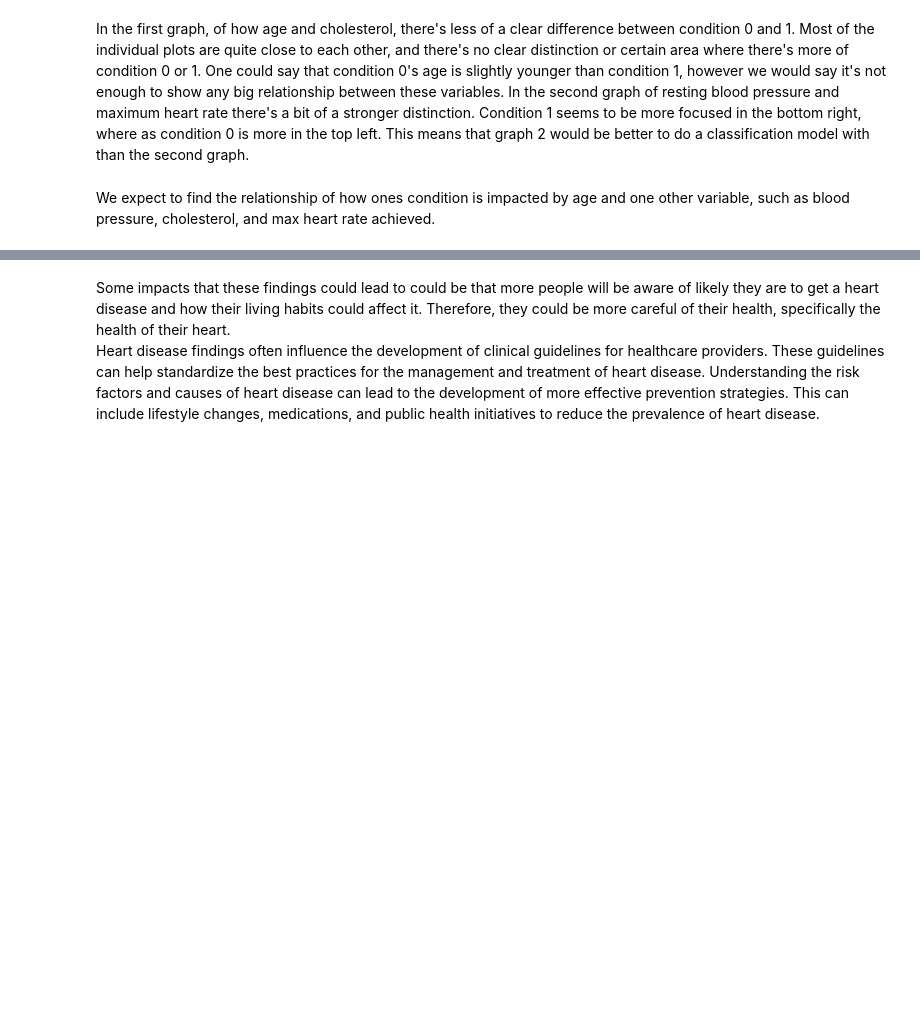
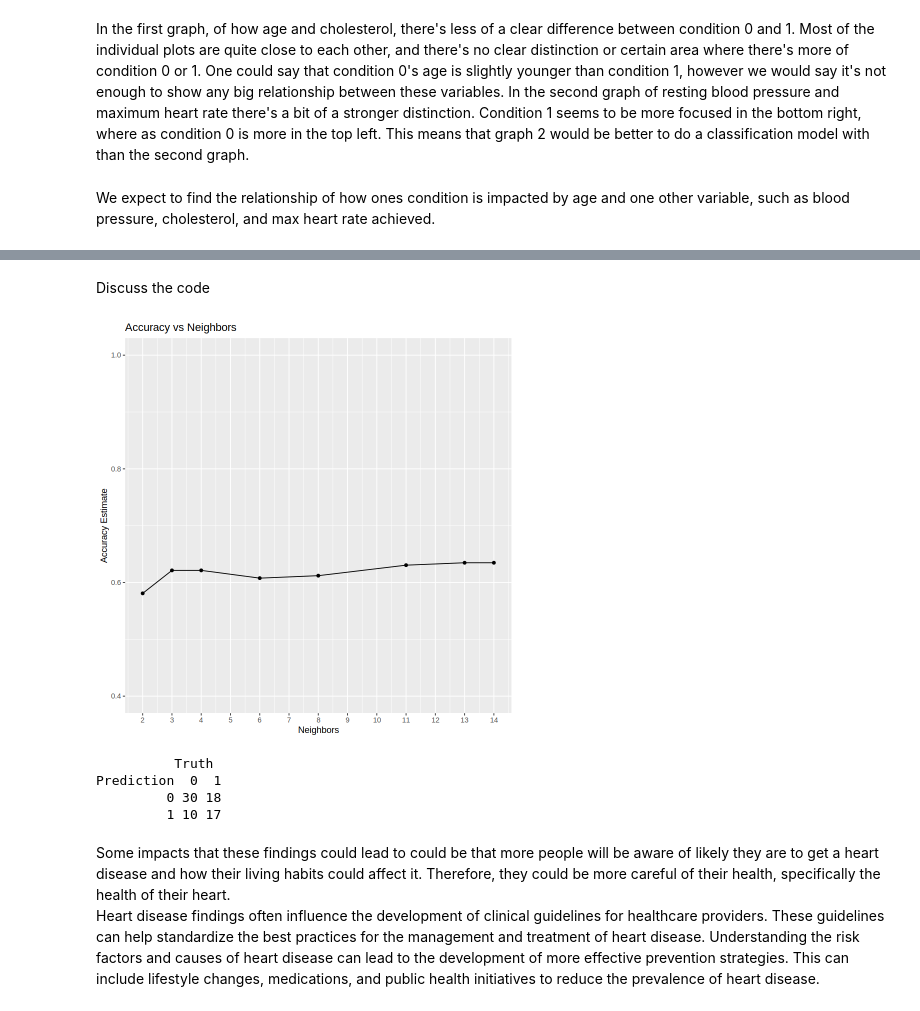
Before and after one commit to ChristianGoncalvesOG/DSCI-100-009-013, a Jupyter notebook: DataWork.ipynb, the cells around one changed output, grey strips where cells are left out. Cells and saved outputs as stored; diff of their text form; code cells hidden in the pictures; blank space fills up the shorter version.

Commit message:
Added Conf-mat

```diff
--- a/DataWork.ipynb
+++ b/DataWork.ipynb
@@ -173,3 +177,31 @@ A tibble: 40 × 7
+# %% [markdown]
+Discuss the code
+# %%
+cleveland_accuracy_plot <- ggplot(cleveland_results, aes(x = neighbors, y = mean)) + geom_point() + geom_line() + labs(x = "Neighbors", y = "Accuracy Estimate") + scale_x_continuous(breaks = seq(0, 14, by = 1)) + scale_y_continuous(limits = c(0.4, 1.0)) + ggtitle("Accuracy vs Neighbors")
+cleveland_accuracy_plot
+# %% [output]
+[figure, added]
+# %%
+cleveland_best_kknn <- nearest_neighbor(weight_func = "rectangular", neighbors = 3) |>
+    set_engine("kknn") |>
+    set_mode("classification")
+
+cleveland_better_fit <- workflow() |>
+    add_recipe(cleveland_recipe) |>
+    add_model(cleveland_best_kknn) |>
+    fit(cleveland_train)
+
+cleveland_test_predictions <- predict(cleveland_better_fit, cleveland_test) |>
+                        bind_cols(cleveland_test)
+
+cleveland_conf_mat <- cleveland_test_predictions |>
+    conf_mat(truth = condition, estimate = .pred_class)
+cleveland_conf_mat
+# %% [output]
+          Truth
+Prediction  0  1
+         0 30 18
+         1 10 17
 # %% [markdown]
 Some impacts that these findings could lead to could be that more people will be aware of likely they are to get a heart disease and how their living habits could affect it. Therefore, they could be more careful of their health, specifically the health of their heart.
 Heart disease findings often influence the development of clinical guidelines for healthcare providers. These guidelines can help standardize the best practices for the management and treatment of heart disease. Understanding the risk factors and causes of heart disease can lead to the development of more effective prevention strategies. This can include lifestyle changes, medications, and public health initiatives to reduce the prevalence of heart disease.
```
Also changed, not shown: parts of 4 cells of this notebook.
